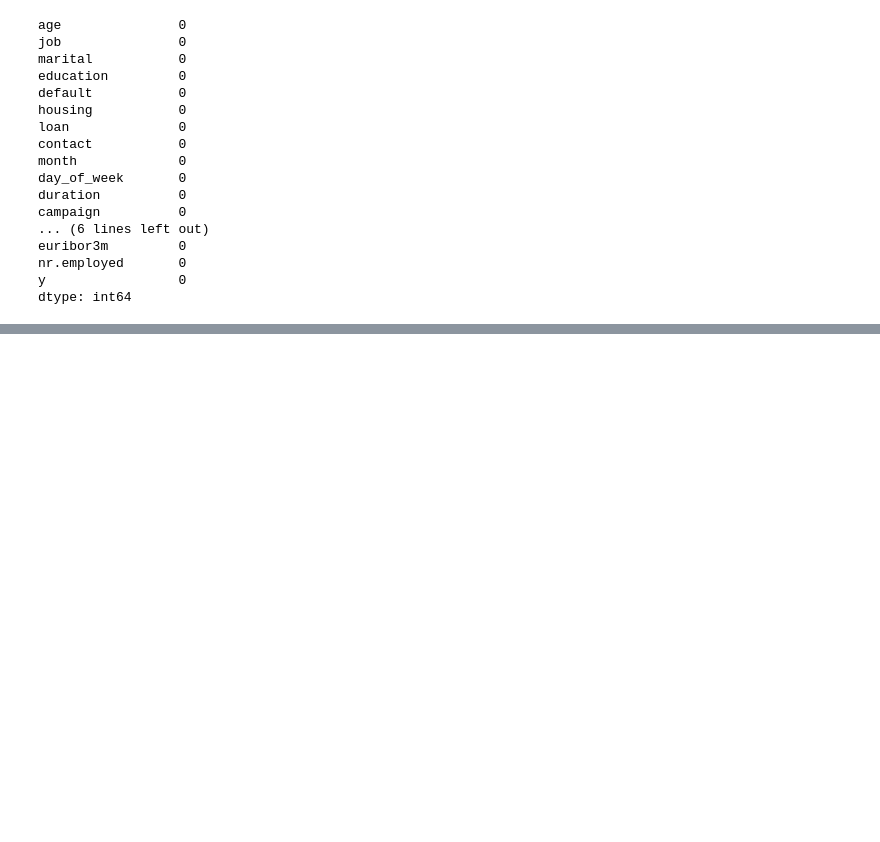
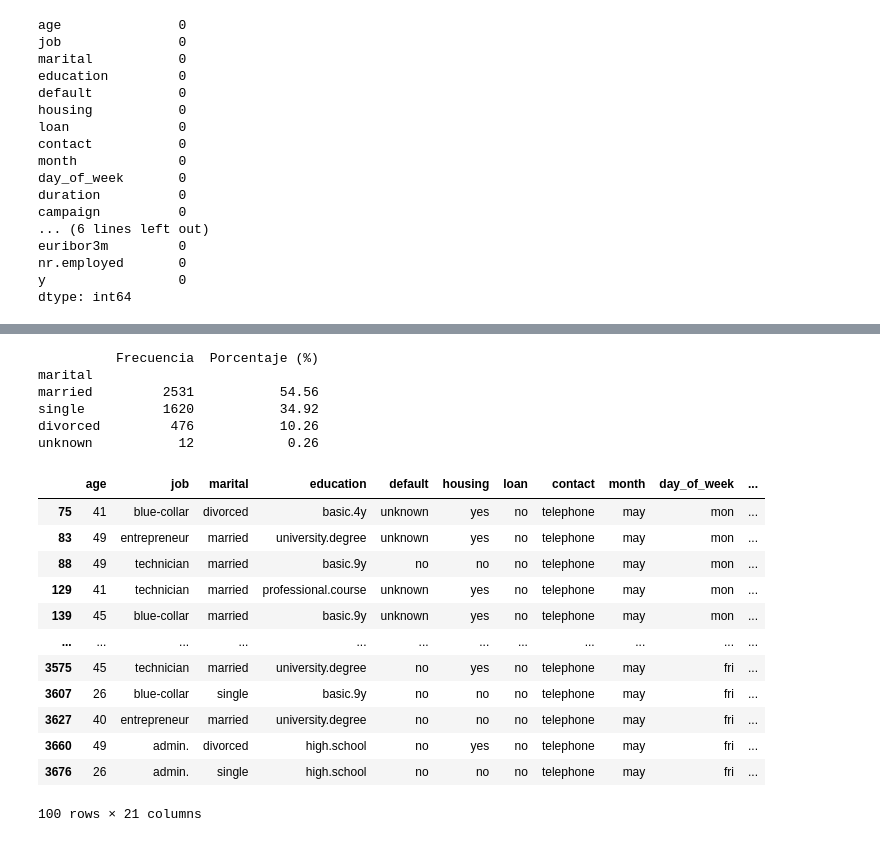
Before and after one commit to pcaliman2/14_Your_First_ML_Alg, a Jupyter notebook: src/explore.ipynb, the cells around one changed output, grey strips where cells are left out. Saved outputs shown, nothing was run; the diff lists cells and outputs as text; code cells hidden in the pictures; blank space fills up the shorter version.

```diff
--- a/src/explore.ipynb
+++ b/src/explore.ipynb
@@ -70,0 +215,33 @@ Presenta una estructura de 41188 Registros y 21 Columnas
+# %%
+conteo = Salida_Plazo_Si['marital'].value_counts()
+porcentaje = Salida_Plazo_Si['marital'].value_counts(normalize=True) * 100
+
+resumen = pd.DataFrame({
+    'Frecuencia': conteo,
+    'Porcentaje (%)': porcentaje.round(2)
+})
+print(resumen)
+# %% [output]
+          Frecuencia  Porcentaje (%)
+marital
+married         2531           54.56
+single          1620           34.92
+divorced         476           10.26
+unknown           12            0.26
+# %%
+Salida_Plazo_No = total_data2[total_data2['y'].str.lower() == 'no']
+Salida.head(100)
+# %% [output]
+|  | age | job | marital | education | default | housing | loan | contact | month | day_of_week | ... |
+| 75 | 41 | blue-collar | divorced | basic.4y | unknown | yes | no | telephone | may | mon | ... |
+| 83 | 49 | entrepreneur | married | university.degree | unknown | yes | no | telephone | may | mon | ... |
+| 88 | 49 | technician | married | basic.9y | no | no | no | telephone | may | mon | ... |
+| 129 | 41 | technician | married | professional.course | unknown | yes | no | telephone | may | mon | ... |
+| 139 | 45 | blue-collar | married | basic.9y | unknown | yes | no | telephone | may | mon | ... |
+| ... | ... | ... | ... | ... | ... | ... | ... | ... | ... | ... | ... |
+| 3575 | 45 | technician | married | university.degree | no | yes | no | telephone | may | fri | ... |
+| 3607 | 26 | blue-collar | single | basic.9y | no | no | no | telephone | may | fri | ... |
+| 3627 | 40 | entrepreneur | married | university.degree | no | no | no | telephone | may | fri | ... |
+| 3660 | 49 | admin. | divorced | high.school | no | yes | no | telephone | may | fri | ... |
+| 3676 | 26 | admin. | single | high.school | no | no | no | telephone | may | fri | ... |
+100 rows × 21 columns
```
Also changed, not shown: parts of 15 cells of this notebook.
